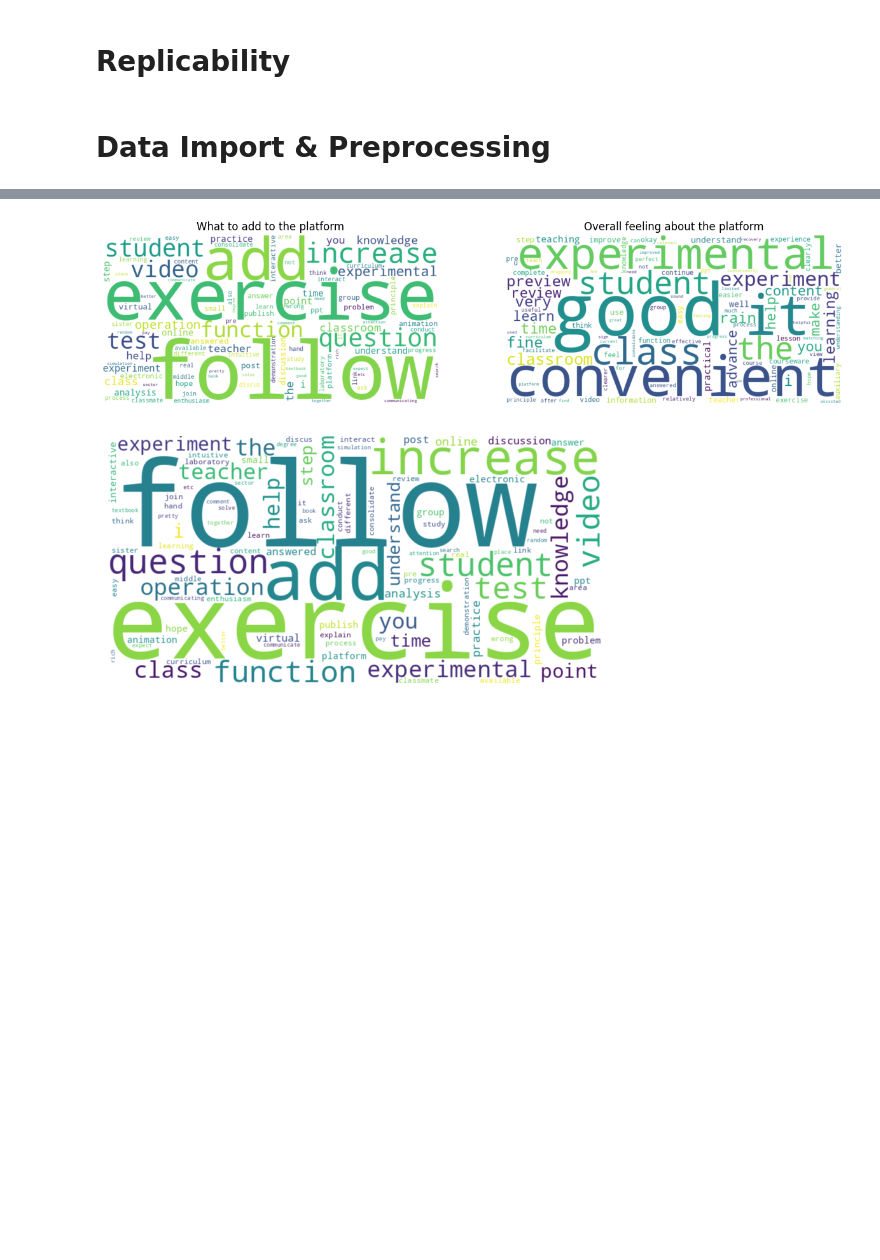
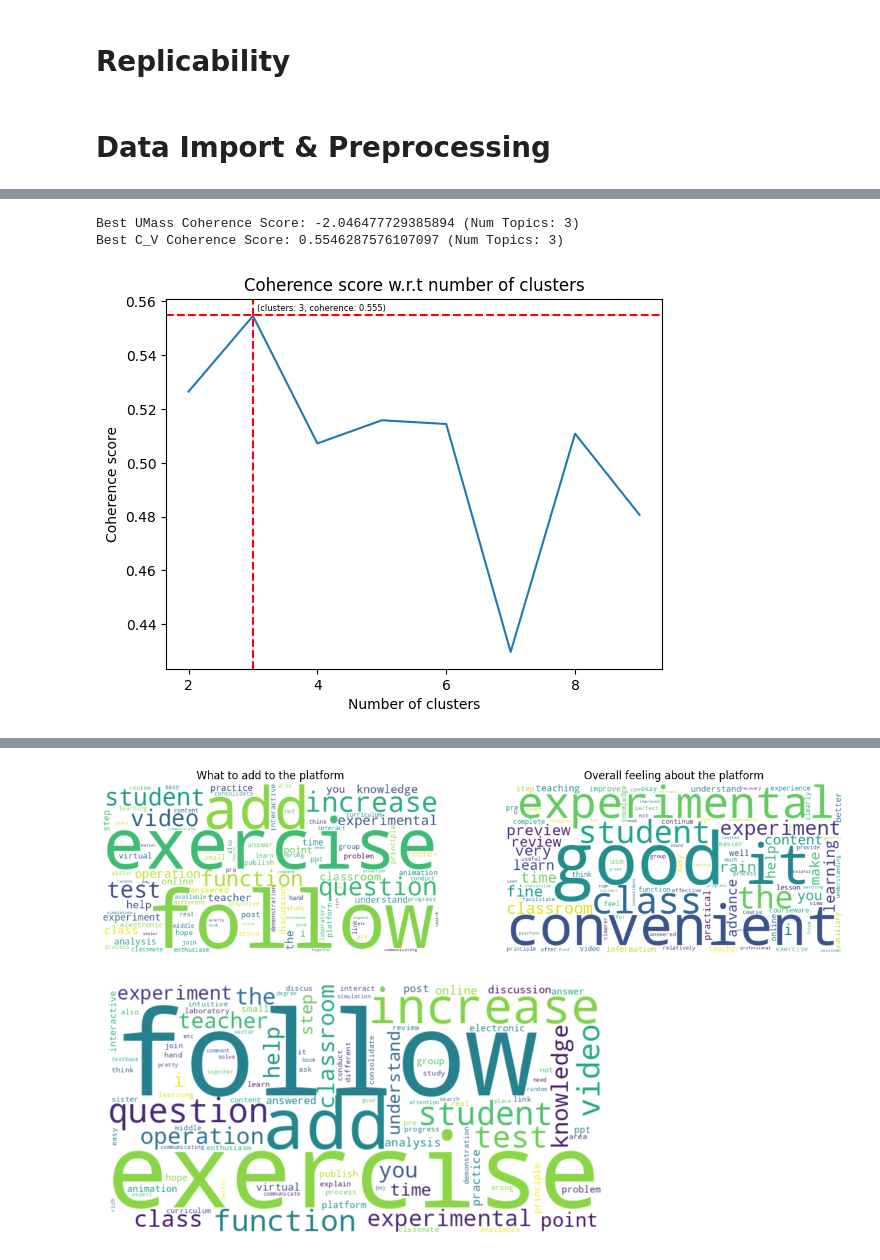
Before and after one commit to ChenshuLiu/RainClassroom-Biochemistry-Pre-lab-Evaluation, a Jupyter notebook: Edu_project_analysis.ipynb, the cells around one changed output, grey strips where cells are left out. Cells and saved outputs as stored; diff of their text form; code cells hidden in the pictures; blank space fills up the shorter version.

Commit message:
topic modeling

```diff
--- a/Edu_project_analysis.ipynb
+++ b/Edu_project_analysis.ipynb
@@ -131,0 +122,3 @@ with open('/content/drive/MyDrive/Edu/Q8_chin_response.txt', 'w') as file:
+# %%
+topic_modeling_df = merged_df.loc[:, ['ID', 'Q7_en', 'Q8_en']].drop(merged_df.index[-1])
+topic_modeling_df['Q7Q8'] = [(topic_modeling_df.loc[:, ['Q7_en', 'Q8_en']].iloc[i]).str.cat(sep = ' ') for i in range(topic_modeling_df.shape[0])]
@@ -131,0 +134,72 @@ with open('/content/drive/MyDrive/Edu/Q8_chin_response.txt', 'w') as file:
+# %%
+import gensim
+from gensim.models import CoherenceModel
+from gensim import corpora
+from sklearn.feature_extraction.text import CountVectorizer
+import numpy as np
+
+## for title, abstract, keywords combined
+documents = topic_modeling_df['Q7Q8'].tolist()
+documents = [word_tokenize(doc) for doc in documents]
+dictionary = corpora.Dictionary(documents)
+corpus = [dictionary.doc2bow(doc) for doc in documents]
+
+# Create a CountVectorizer for converting the corpus into a term-document matrix
+vectorizer = CountVectorizer()
+X = vectorizer.fit_transform([" ".join(doc) for doc in documents])
+
+# List to store coherence scores
+coherence_scores_umass = []
+coherence_scores_cv = []
+
+# Specify a range of numbers of topics to evaluate
+num_topics_range = range(2, 10)
+
+for num_topics in num_topics_range:
+    # Fit an LDA model
+    lda_model = gensim.models.LdaModel(corpus, num_topics=num_topics, id2word=dictionary,
+                                       passes = 10, alpha='auto', eta='auto')
+
+    # Calculate UMass coherence score
+    umass_coherence_model = CoherenceModel(model=lda_model, texts=documents, coherence='u_mass')
+    umass_coherence = umass_coherence_model.get_coherence()
+    coherence_scores_umass.append(umass_coherence)
+
+    # Calculate C_V coherence score
+    cv_coherence_model = CoherenceModel(model=lda_model, corpus=corpus, coherence='c_v', texts=documents, processes=1)
+    cv_coherence = cv_coherence_model.get_coherence()
+    coherence_scores_cv.append(cv_coherence)
+
+# Find the number of topics with the highest UMass coherence score
+best_umass_num_topics = num_topics_range[np.argmax(coherence_scores_umass)]
+
+# Find the number of topics with the highest C_V coherence score
+best_cv_num_topics = num_topics_range[np.argmax(coherence_scores_cv)]
+
+print(f"Best UMass Coherence Score: {max(coherence_scores_umass)} (Num Topics: {best_umass_num_topics})")
+print(f"Best C_V Coherence Score: {max(coherence_scores_cv)} (Num Topics: {best_cv_num_topics})")
+
+# plot number of cluster by coherence score diagram
+def cluster_coherence(coherence_score, num_topic):
+  fig, ax = plt.subplots()
+  num_topics = list(num_topic)
+  ax.plot(num_topics, coherence_score)
+  custom_xticks = np.arange(min(num_topics),
+                            max(num_topics) + 1, 2)
+  ax.set_xticks(custom_xticks)
+  vlabel = num_topics[np.argmax(coherence_score)]
+  hlabel = round(max(coherence_score), 3)
+  ax.axvline(x = vlabel, color = 'red', linestyle = '--', label = f'{vlabel}')
+  ax.axhline(y = hlabel, color = 'red', linestyle = '--', label = f'{hlabel}')
+  ax.annotate(f'(clusters: {vlabel}, coherence: {hlabel})', (vlabel, hlabel),
+              textcoords="offset points", xytext=(3,3), ha='left', fontsize = 6)
+  ax.set_title('Coherence score w.r.t number of clusters')
+  ax.set_xlabel('Number of clusters')
+  ax.set_ylabel('Coherence score')
+  plt.show()
+
+cluster_coherence(coherence_scores_cv, num_topics_range)
+# %% [output]
+Best UMass Coherence Score: -2.046477729385894 (Num Topics: 3)
+Best C_V Coherence Score: 0.5546287576107097 (Num Topics: 3)
+[figure, added]
```
Also changed, not shown: parts of 8 cells of this notebook.
